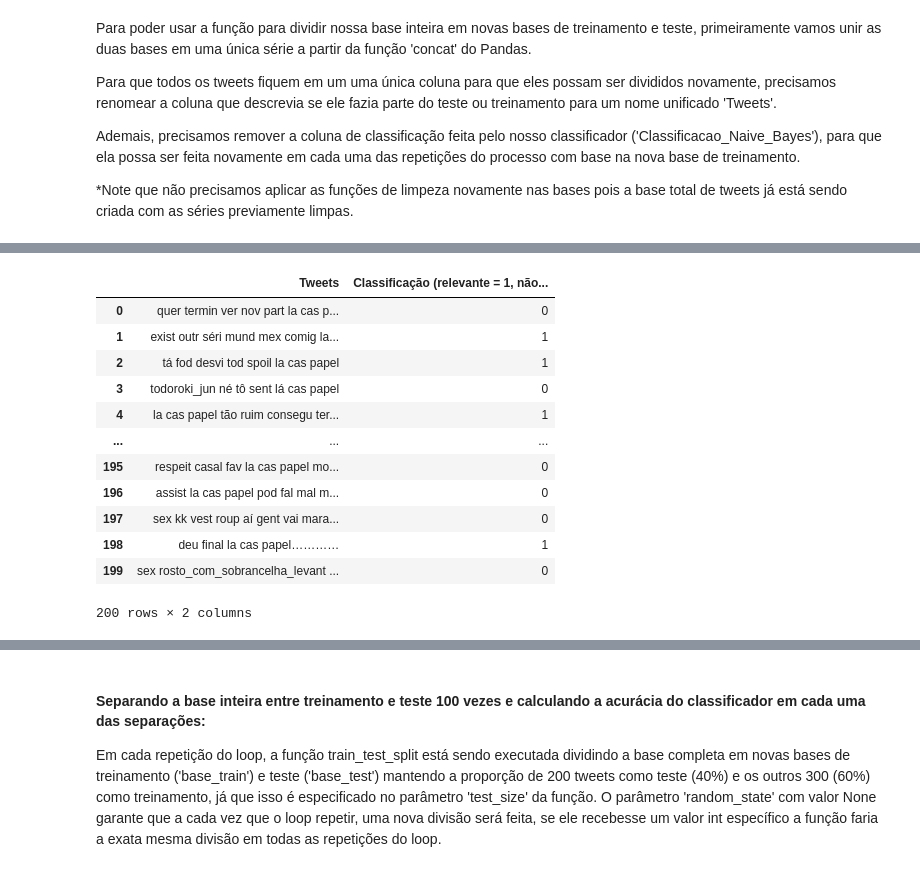
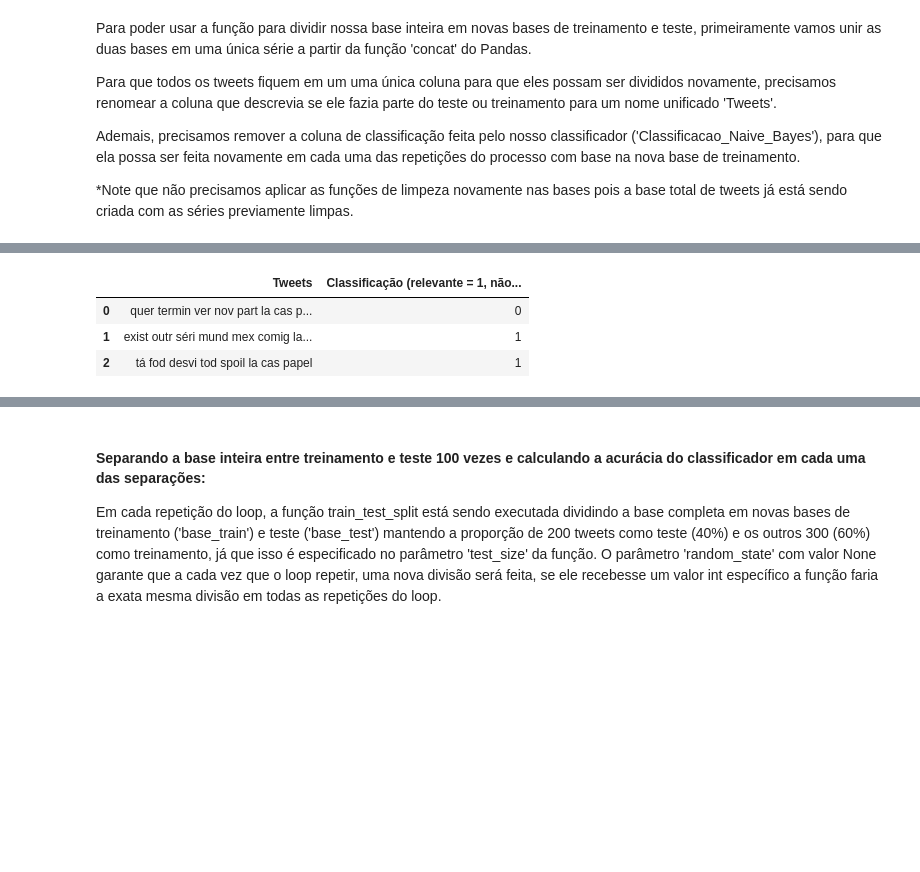
Before and after one commit to ArthurCisotto/P1_CDados, a Jupyter notebook: Projeto1_Layout_Classificador.ipynb, the cells around one changed output, grey strips where cells are left out. Cells and saved outputs as stored; diff of their text form; code cells hidden in the pictures; blank space fills up the shorter version.

```diff
--- a/Projeto1_Layout_Classificador.ipynb
+++ b/Projeto1_Layout_Classificador.ipynb
@@ -492,21 +478,12 @@ train_para_concat
 # %%
 test_para_concat = test
 test_para_concat = test_para_concat.rename(columns={"Teste": "Tweets"})
 test_para_concat =test_para_concat.drop(['Classificacao_Naive_Bayes'], axis=1)
-test_para_concat
+test_para_concat.head(3)
 # %% [output]
 |  | Tweets | Classificação (relevante = 1, não... |
 | 0 | quer termin ver nov part la cas p... | 0 |
 | 1 | exist outr séri mund mex comig la... | 1 |
 | 2 | tá fod desvi tod spoil la cas papel | 1 |
-| 3 | todoroki_jun né tô sent lá cas papel | 0 |
-| 4 | la cas papel tão ruim consegu ter... | 1 |
-| ... | ... | ... |
-| 195 | respeit casal fav la cas papel mo... | 0 |
-| 196 | assist la cas papel pod fal mal m... | 0 |
-| 197 | sex kk vest roup aí gent vai mara... | 0 |
-| 198 | deu final la cas papel………… | 1 |
-| 199 | sex rosto_com_sobrancelha_levant ... | 0 |
-200 rows × 2 columns
 # %%
 base_inteira_tweets = pd.concat([train_para_concat, test_para_concat], ignore_index=True, sort=False)
```
Also changed, not shown: parts of 4 cells of this notebook.
